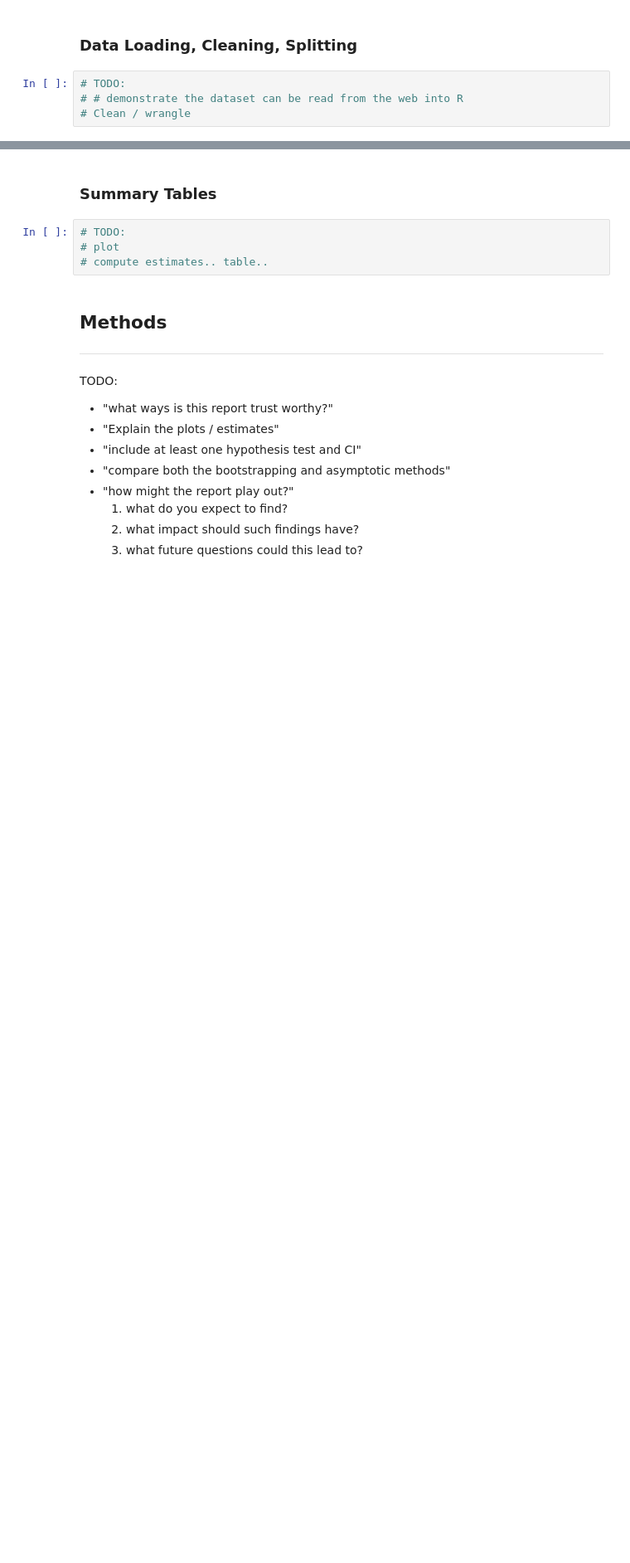
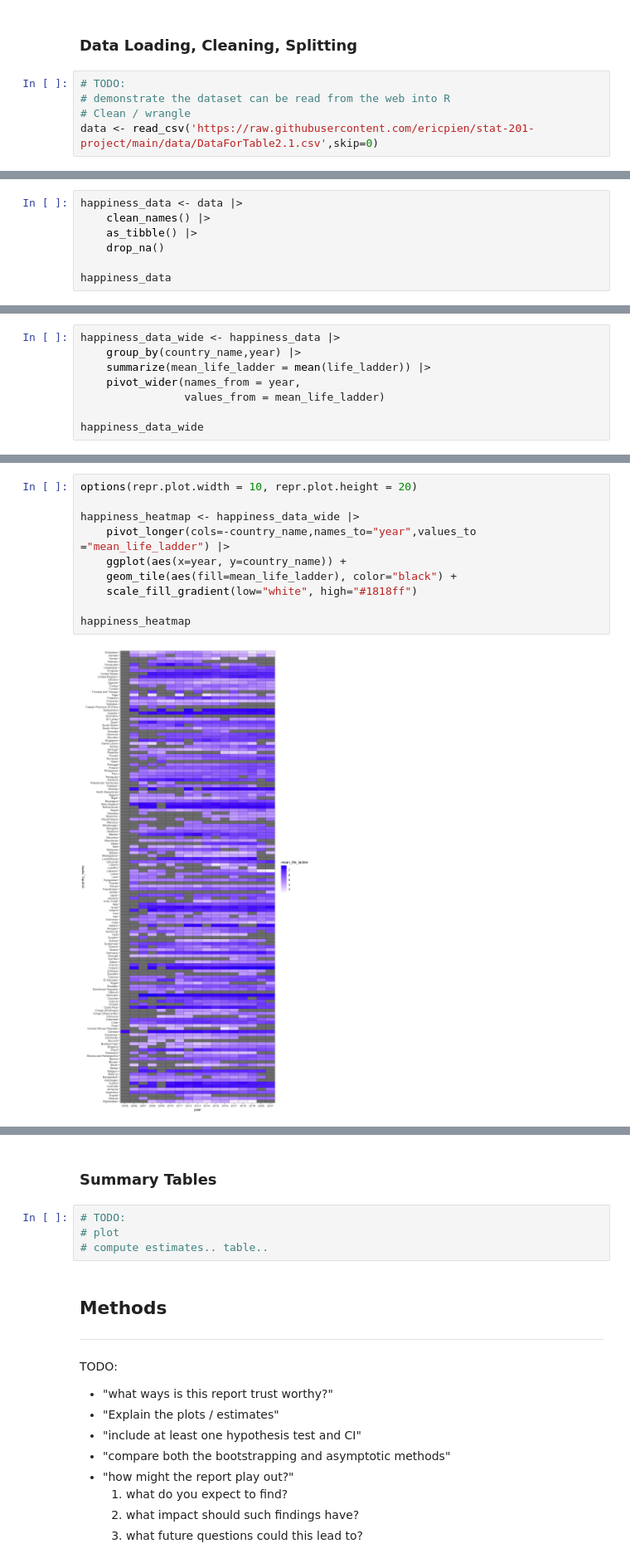
Before and after one commit to ericpien/Impact-of-COVID-19-on-Happiness, a Jupyter notebook: proposal.ipynb, the cells around one changed output, grey strips where cells are left out. Shown at 83% size. Cells and saved outputs as stored; diff of their text form; blank space fills up the shorter version.

Commit message:
Initial Data Exploration
+ read from the web
+ clean/wrangle
+ sample table and charts

```diff
--- a/proposal.ipynb
+++ b/proposal.ipynb
@@ -48,5 +33,6 @@ The following object is masked from ‘package:dplyr’:
 ### Data Loading, Cleaning, Splitting ###
 # %%
 # TODO:
-# # demonstrate the dataset can be read from the web into R
+# demonstrate the dataset can be read from the web into R
 # Clean / wrangle
+data <- read_csv('https://raw.githubusercontent.com/ericpien/stat-201-project/main/data/DataForTable2.1.csv',skip=0)
@@ -52,0 +48,7 @@ The following object is masked from ‘package:dplyr’:
+# %%
+happiness_data <- data |>
+    clean_names() |>
+    as_tibble() |>
+    drop_na()
+
+happiness_data
@@ -52,0 +66,8 @@ The following object is masked from ‘package:dplyr’:
+# %%
+happiness_data_wide <- happiness_data |>
+    group_by(country_name,year) |>
+    summarize(mean_life_ladder = mean(life_ladder)) |>
+    pivot_wider(names_from = year,
+                values_from = mean_life_ladder)
+
+happiness_data_wide
@@ -52,0 +87,12 @@ The following object is masked from ‘package:dplyr’:
+# %%
+options(repr.plot.width = 10, repr.plot.height = 20)
+
+happiness_heatmap <- happiness_data_wide |>
+    pivot_longer(cols=-country_name,names_to="year",values_to ="mean_life_ladder") |>
+    ggplot(aes(x=year, y=country_name)) +
+    geom_tile(aes(fill=mean_life_ladder), color="black") +
+    scale_fill_gradient(low="white", high="#1818ff")
+
+happiness_heatmap
+# %% [output]
+[figure, added]
```
Also changed, not shown: parts of 6 cells of this notebook.
